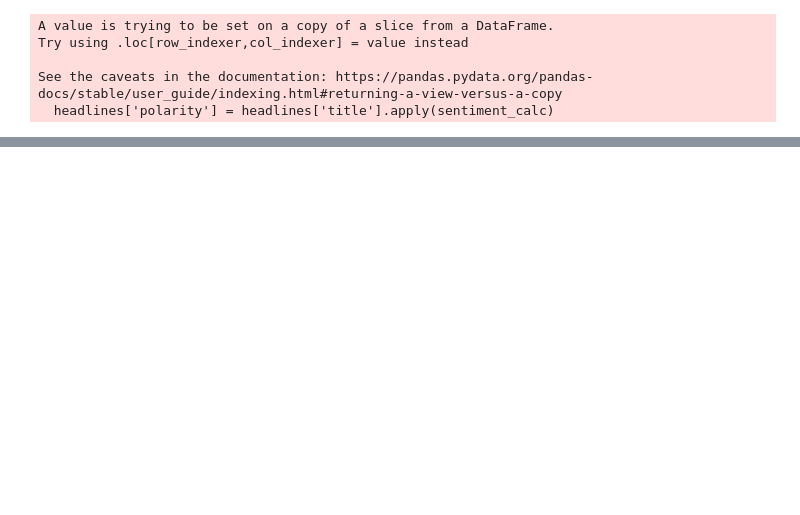
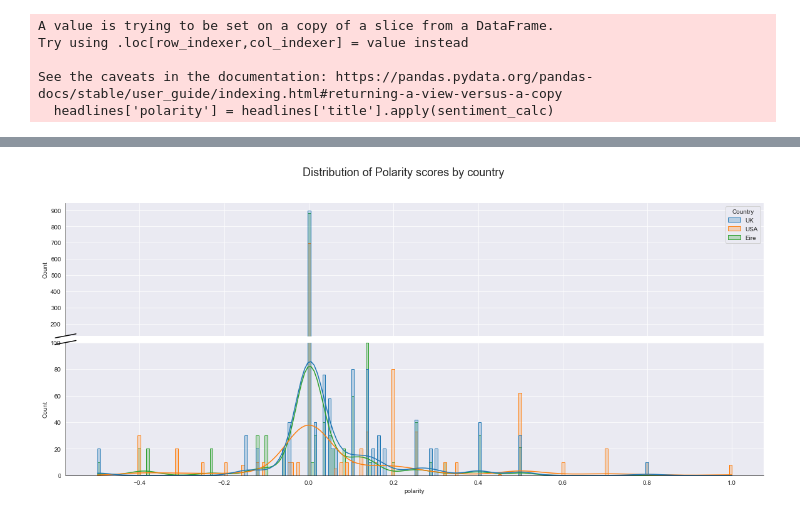
Before and after one commit to alexCCTcollege/CA-2, a Jupyter notebook: Code.ipynb, the cells around one changed output, grey strips where cells are left out. Saved outputs shown, nothing was run; the diff lists cells and outputs as text; code cells hidden in the pictures; blank space fills up the shorter version.

```diff
--- a/Code.ipynb
+++ b/Code.ipynb
@@ -244,0 +226,24 @@ u =
+# %%
+f, (ax_top, ax_bottom) = plt.subplots(ncols=1, nrows=2, sharex=True, gridspec_kw={'hspace':0.05},figsize=(20, 8))
+f.suptitle('Distribution of Polarity scores by country',fontsize=18)
+sns.histplot(x= 'polarity',data=headlines, hue='Country',kde=True , ax=ax_top, element="step")
+sns.histplot(x= 'polarity',data=headlines, hue='Country',kde=True , ax=ax_bottom, element="step")
+ax_top.set_ylim(bottom=125)
+ax_bottom.set_ylim(0,100)
+
+sns.despine(ax=ax_bottom)
+sns.despine(ax=ax_top, bottom=True)
+
+ax = ax_top
+d = .015
+kwargs = dict(transform=ax.transAxes, color='k', clip_on=False)
+ax.plot((-d, +d), (-d, +d), **kwargs)
+
+ax2 = ax_bottom
+kwargs.update(transform=ax2.transAxes)
+ax2.plot((-d, +d), (1 - d, 1 + d), **kwargs)
+
+ax_bottom.legend_.remove()
+plt.show()
+# %% [output]
+[figure, added]
```
Also changed, not shown: parts of 18 cells of this notebook.
